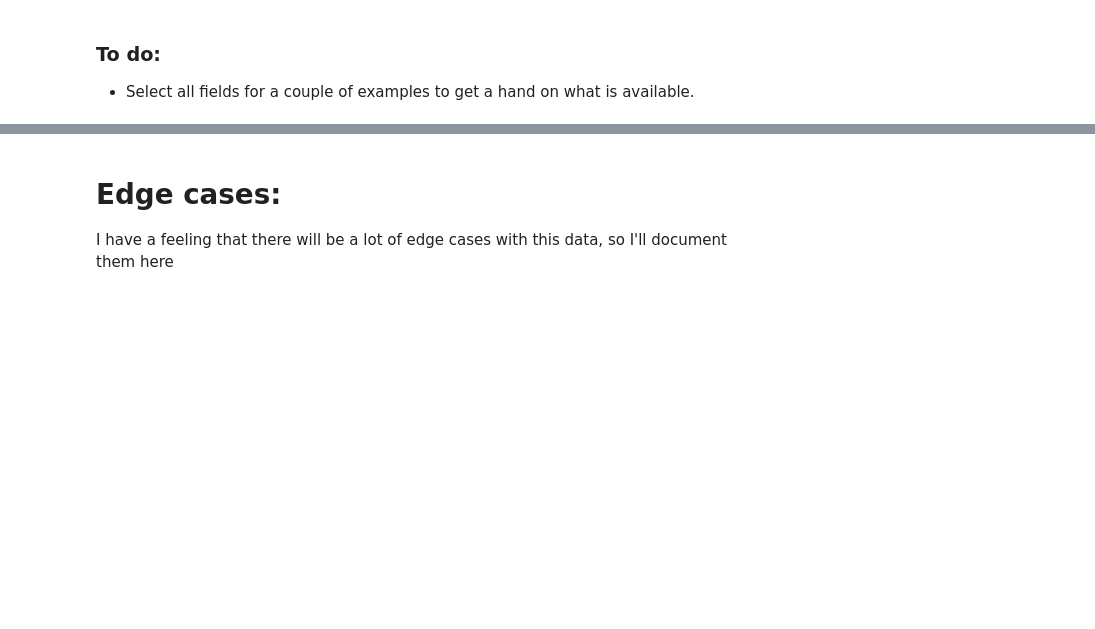
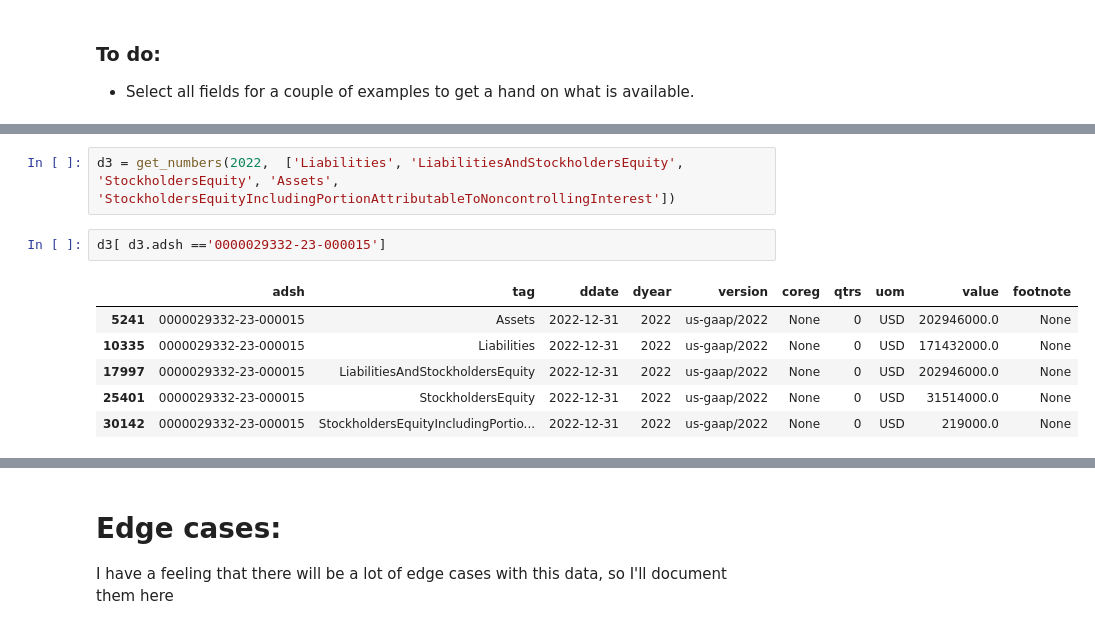
Before and after one commit to lrast/earningsReports, a Jupyter notebook: 0.0.1-data-cleaning.ipynb, the cells around one changed output, grey strips where cells are left out. Saved outputs shown, nothing was run; the diff lists cells and outputs as text; blank space fills up the shorter version.

```diff
--- a/0.0.1-data-cleaning.ipynb
+++ b/0.0.1-data-cleaning.ipynb
@@ -165,0 +339,11 @@ get_entries(2022, ['CommonStockMember'])
+# %%
+d3 = get_numbers(2022,  ['Liabilities', 'LiabilitiesAndStockholdersEquity', 'StockholdersEquity', 'Assets', 'StockholdersEquityIncludingPortionAttributableToNoncontrollingInterest'])
+# %%
+d3[ d3.adsh =='0000029332-23-000015']
+# %% [output]
+|  | adsh | tag | ddate | dyear | version | coreg | qtrs | uom | value | footnote |
+| 5241 | 0000029332-23-000015 | Assets | 2022-12-31 | 2022 | us-gaap/2022 | None | 0 | USD | 202946000.0 | None |
+| 10335 | 0000029332-23-000015 | Liabilities | 2022-12-31 | 2022 | us-gaap/2022 | None | 0 | USD | 171432000.0 | None |
+| 17997 | 0000029332-23-000015 | LiabilitiesAndStockholdersEquity | 2022-12-31 | 2022 | us-gaap/2022 | None | 0 | USD | 202946000.0 | None |
+| 25401 | 0000029332-23-000015 | StockholdersEquity | 2022-12-31 | 2022 | us-gaap/2022 | None | 0 | USD | 31514000.0 | None |
+| 30142 | 0000029332-23-000015 | StockholdersEquityIncludingPortio... | 2022-12-31 | 2022 | us-gaap/2022 | None | 0 | USD | 219000.0 | None |
```
Also changed, not shown: parts of 37 cells of this notebook, 5 other files.
